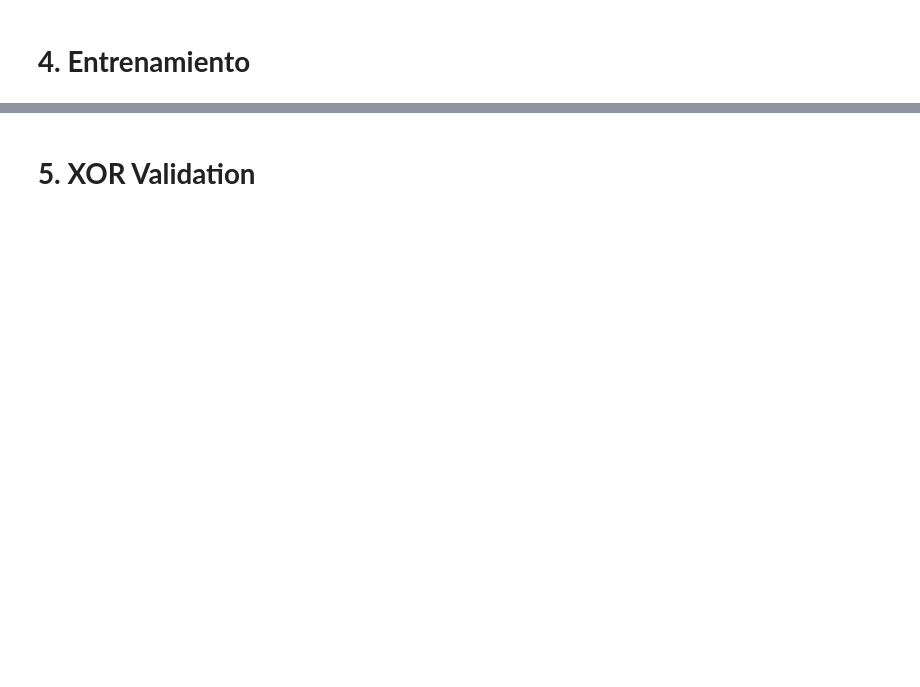
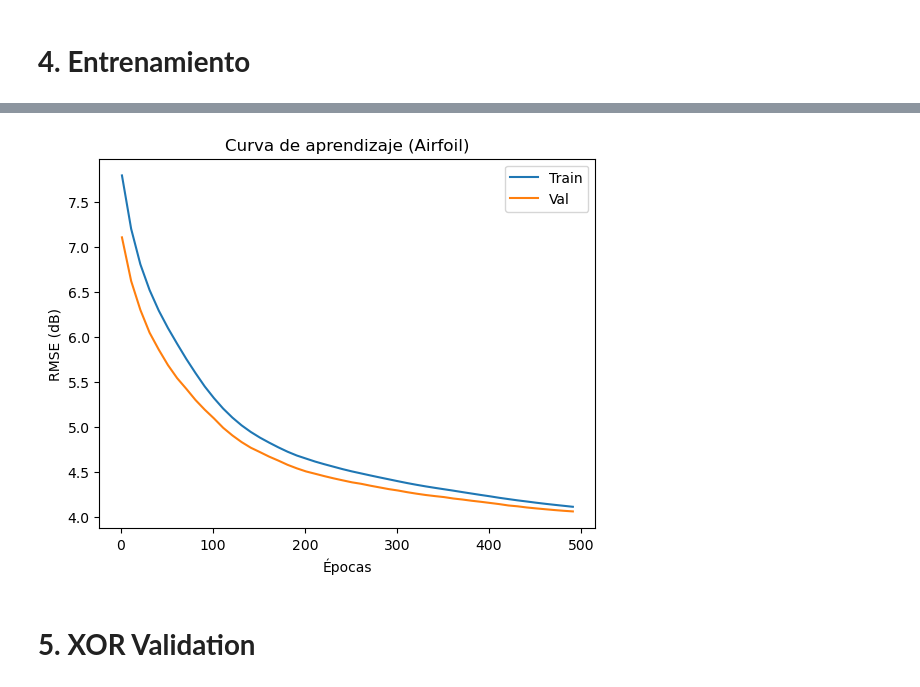
Before and after one commit to Jvnc0503/ML-Lab4, a Jupyter notebook: Lab_4_Neural_Networks.ipynb, the cells around one changed output, grey strips where cells are left out. Saved outputs shown, nothing was run; the diff lists cells and outputs as text; code cells hidden in the pictures; blank space fills up the shorter version.

```diff
--- a/Lab_4_Neural_Networks.ipynb
+++ b/Lab_4_Neural_Networks.ipynb
@@ -172,44 +190,43 @@ np.True_
 # %% [markdown]
 # **4. Entrenamiento**
 # %%
-dims = [5, 64, 32, 16, 1]
+dims = [5,64,32,16,1]
 lr = 0.01
 epochs = 500
 batch = 64
 model = MLP(dims)
-print('Parámetros totales:', model.n_params)
+print("Parámetros totales:", model.n_params)
 loss_fn = MSELoss()
 train_hist, val_hist = [], []
 
-for ep in range(1, epochs + 1):
+for ep in range(1, epochs+1):
     perm = np.random.permutation(len(X_train))
-    X_train_shuff = X_train[perm]
-    y_train_shuff = y_train_n[perm]
-
-    losses = []
-    for i in range(0, len(X_train), batch):
-        xb = X_train_shuff[i:i+batch]
-        yb = y_train_shuff[i:i+batch]
-
+    X_shuf, y_shuf = X_train[perm], y_train_n[perm]
+    for i in range(0, len(X_shuf), batch):
+        xb, yb = X_shuf[i:i+batch], y_shuf[i:i+batch]
         pred = model.forward(xb)
         loss = loss_fn.forward(pred, yb)
-        losses.append(loss)
-
-        d_out = loss_fn.backward()
-        model.backward(d_out)
-
+        grad = loss_fn.backward()
+        model.backward(grad)
         for layer in model.layers:
             if isinstance(layer, Linear):
                 layer.W -= lr * layer.grad_W
                 layer.b -= lr * layer.grad_b
+    if ep % 10 == 0:
+        tr_pred = model.forward(X_train)
+        val_pred = model.forward(X_val)
+        tr_rmse = np.sqrt(np.mean((denorm_y(tr_pred)-y_train)**2))
+        val_rmse = np.sqrt(np.mean((denorm_y(val_pred)-y_val)**2))
+        train_hist.append(tr_rmse)
+        val_hist.append(val_rmse)
+        print(f"Época {ep} | Train RMSE: {tr_rmse:.4f} | Val RMSE: {val_rmse:.4f}")
 
-    train_hist.append(np.mean(losses))
-
-    pred_val = model.forward(X_val)
-    val_loss = loss_fn.forward(pred_val, y_val_n)
-    val_hist.append(val_loss)
-
-    if ep % 10 == 0 or ep == 1:
-        print(f"Epoch {ep:03d} | Train Loss: {train_hist[-1]:.6f} | Val Loss: {val_hist[-1]:.6f}")
+plt.plot(np.arange(len(train_hist))*10+1, train_hist, label='Train')
+plt.plot(np.arange(len(val_hist))*10+1, val_hist, label='Val')
+plt.xlabel('Épocas')
+plt.ylabel('RMSE (dB)')
+plt.legend()
+plt.title('Curva de aprendizaje (Airfoil)')
+plt.show()
 # %% [output]
 Parámetros totales: 3009
@@ -232,2 +249,3 @@ Epoch 500 | Train Loss: 0.092125 | Val Loss: 0.143168
+[figure, added]
 # %% [markdown]
 # **5. XOR Validation**
```
Also changed, not shown: parts of 10 cells of this notebook.
